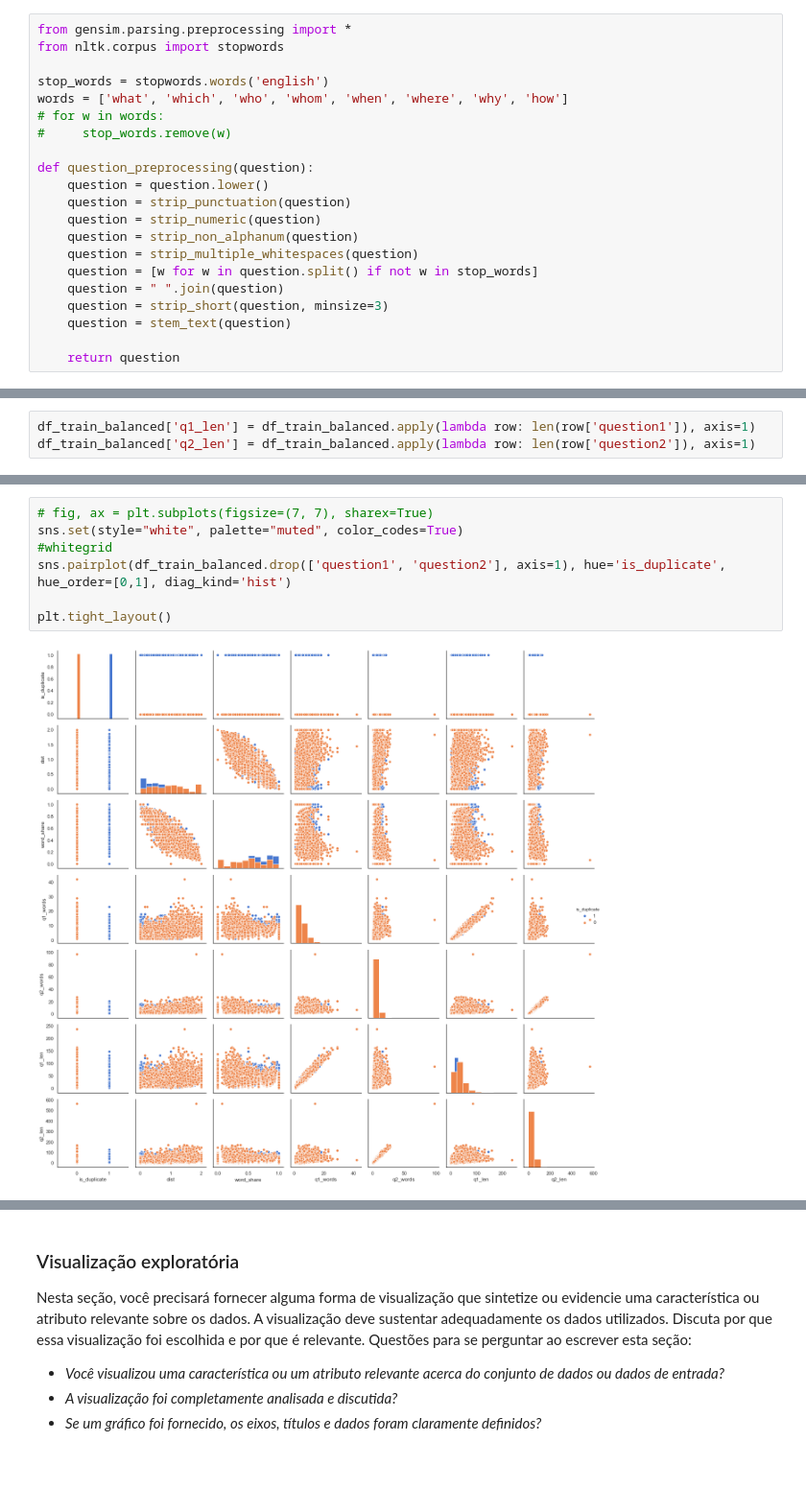
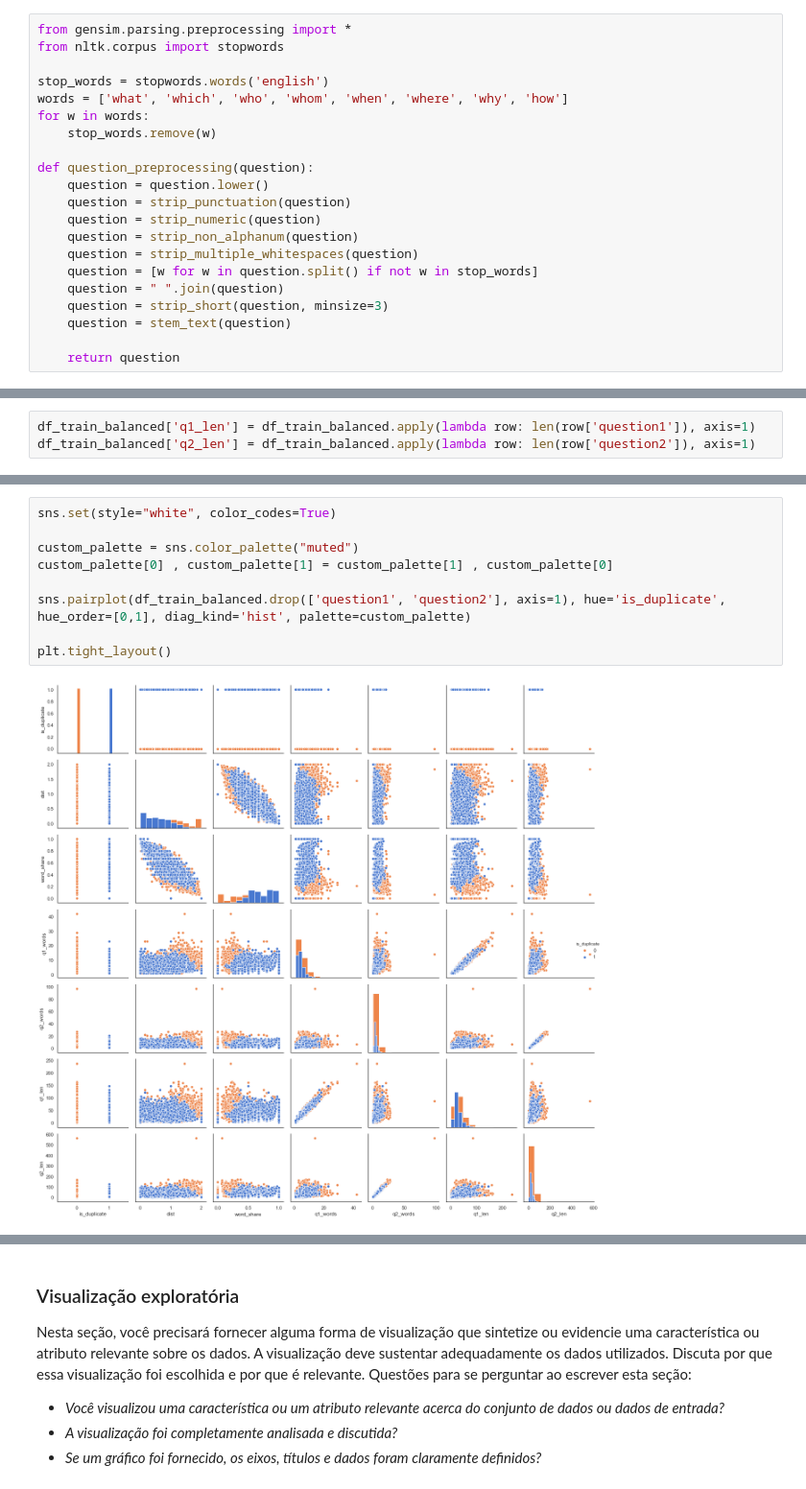
Before and after one commit to pimenta-arthur/quora-question-pairs, a Jupyter notebook: Report.ipynb, the cells around one changed output, grey strips where cells are left out. Shown: that part at 96% size. Drawn from its saved outputs; the diff is of its cells as text.

```diff
--- a/Report.ipynb
+++ b/Report.ipynb
@@ -135,8 +136,8 @@ from nltk.corpus import stopwords
 
 stop_words = stopwords.words('english')
 words = ['what', 'which', 'who', 'whom', 'when', 'where', 'why', 'how']
-# for w in words:
-#     stop_words.remove(w)
+for w in words:
+    stop_words.remove(w)
 
 def question_preprocessing(question):
     question = question.lower()
@@ -235,14 +236,16 @@ df_train_balanced.head()
 | 12 | make physic easi learn | make physic easi learn | 1 | 0.000000 | 1.000000 | 4 | 4 | 22 | 22 |
 | 13 | first sexual experi like | first sexual experi | 1 | 0.141144 | 0.857143 | 4 | 3 | 24 | 19 |
 # %%
-# fig, ax = plt.subplots(figsize=(7, 7), sharex=True)
-sns.set(style="white", palette="muted", color_codes=True)
-#whitegrid
-sns.pairplot(df_train_balanced.drop(['question1', 'question2'], axis=1), hue='is_duplicate', hue_order=[0,1], diag_kind='hist')
+sns.set(style="white", color_codes=True)
+
+custom_palette = sns.color_palette("muted")
+custom_palette[0] , custom_palette[1] = custom_palette[1] , custom_palette[0]
+
+sns.pairplot(df_train_balanced.drop(['question1', 'question2'], axis=1), hue='is_duplicate', hue_order=[0,1], diag_kind='hist', palette=custom_palette)
 
 plt.tight_layout()
 # %% [output]
-[figure, old version]
+[figure, new version]
 # %%
 bins = np.linspace(0, 1, 10)
 
```
Also changed, not shown: parts of 18 cells of this notebook, 1 other file.
